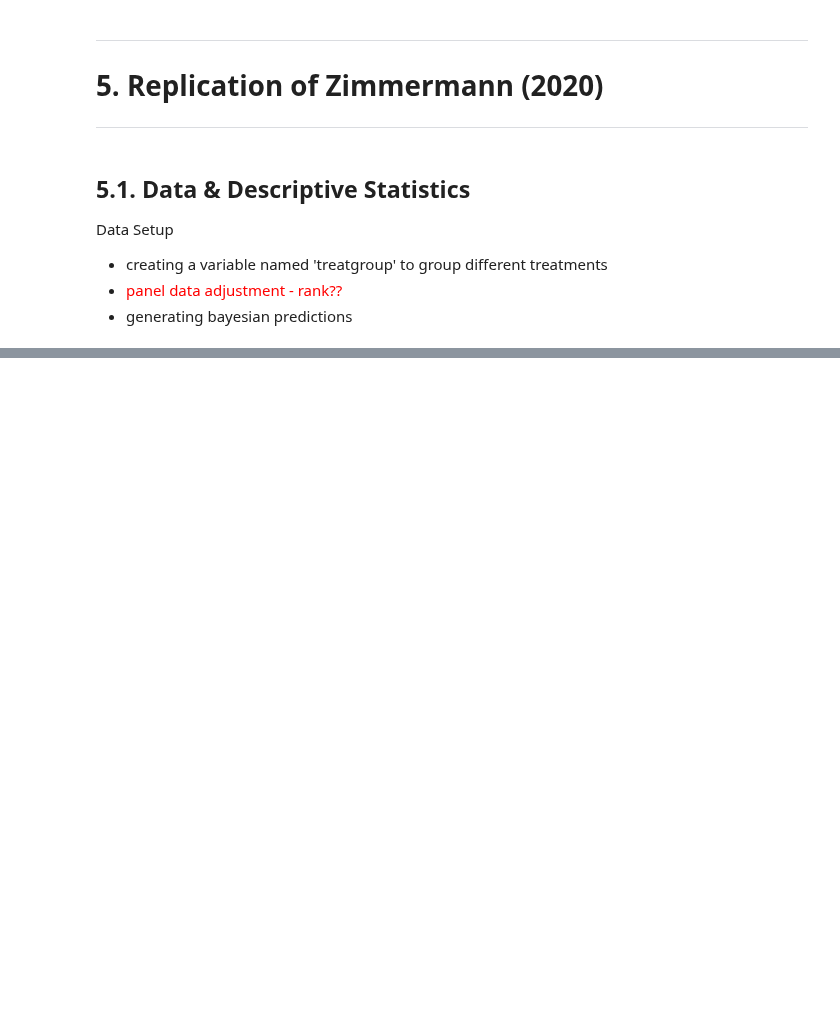
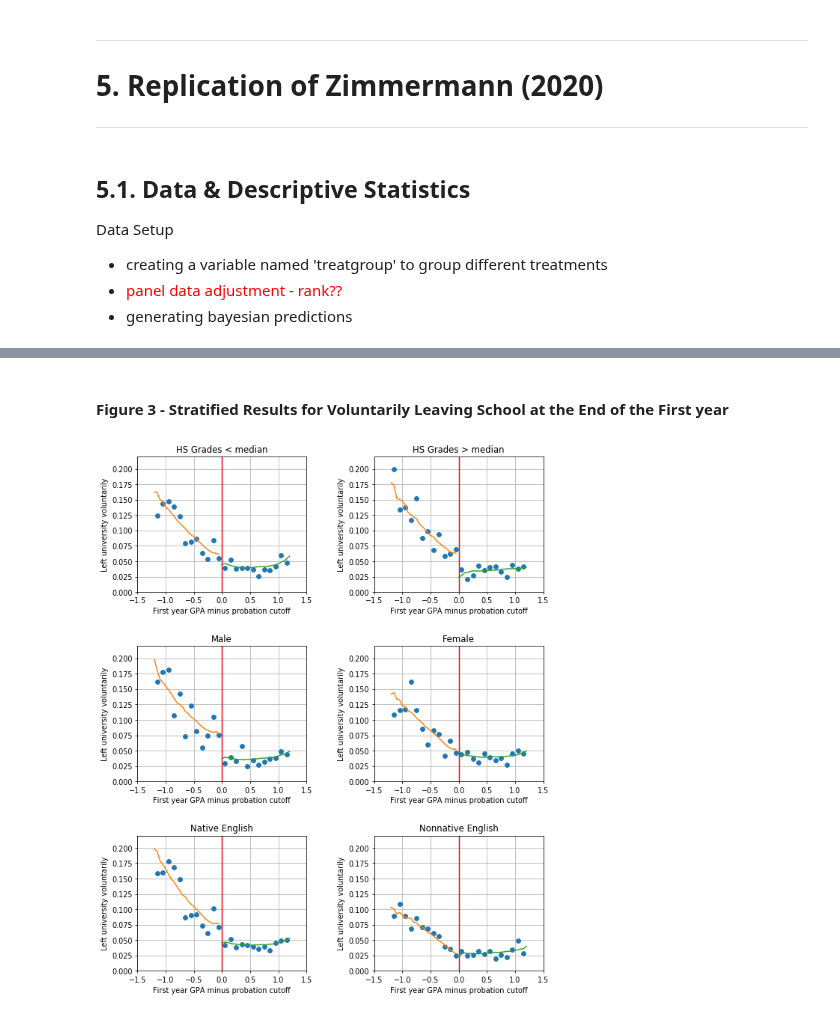
Before and after one commit to aysuavci/ose-data-science-course-project-aysuavci, a Jupyter notebook: example_project.ipynb, the cells around one changed output, grey strips where cells are left out. Cells and saved outputs as stored; diff of their text form; code cells hidden in the pictures; blank space fills up the shorter version.

```diff
--- a/example_project.ipynb
+++ b/example_project.ipynb
@@ -85,0 +192,8 @@ pd.set_option("display.max.rows", 30)
+# %%
+sample_treat06 = sample06[sample06['dist_from_cut'] < 0]
+sample_untreat06 = sample06[sample06['dist_from_cut'] >= 0]
+sample06 = pd.concat([sample_untreat06, sample_treat06])
+groups_dict_keys = ['All', 'HS Grades < median', 'HS Grades > median', 'Male', 'Female',
+                    'Native English', 'Nonnative English']
+groups_dict_columns = ['const', 'lowHS', 'highHS','male', 'female', 'english', 'noenglish']
+groups_dict_06 = create_groups_dict(sample06, groups_dict_keys, groups_dict_columns)
@@ -85,0 +267,8 @@ pd.set_option("display.max.rows", 30)
+# %% [markdown]
+#### Figure 3 - Stratified Results for Voluntarily Leaving School at the End of the First year
+# %%
+groups_dict_12 = create_groups_dict(sample12, groups_dict_keys, groups_dict_columns)
+predictions_groups_dict = create_fig3_predictions(groups_dict_12, regressors, 0.6)
+plot_figure3(groups_dict_12, predictions_groups_dict, groups_dict_keys)
+# %% [output]
+[figure, added]
```
Also changed, not shown: parts of 110 cells of this notebook.
